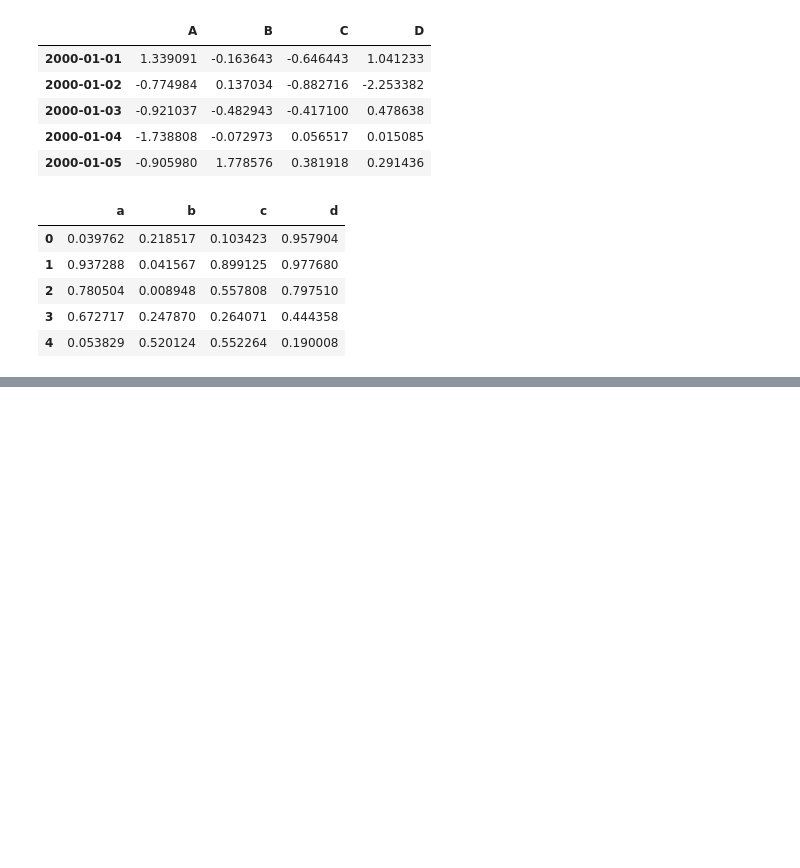
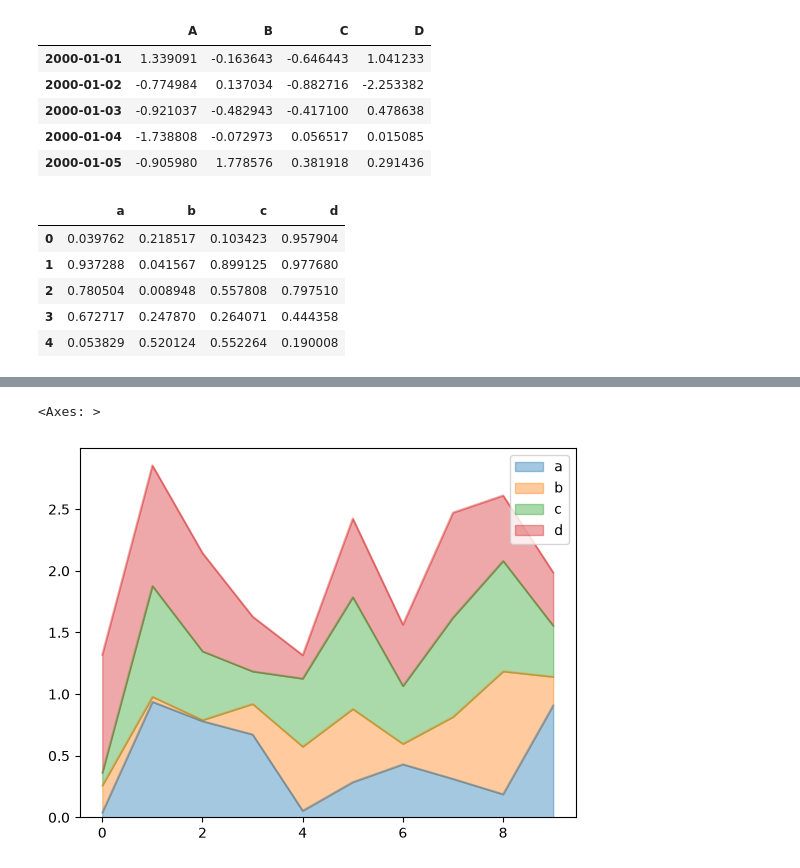
Before and after one commit to CyberWol-12/Machine_Learning_with_Python, a Jupyter notebook: machile_learning_basic to advance/Refactored_Py_DS_ML_Bootcamp-master/07-Pandas-Built-in-Data-Viz/04-build-in.ipynb, the cells around one changed output, grey strips where cells are left out. Saved outputs shown, nothing was run; the diff lists cells and outputs as text; code cells hidden in the pictures; blank space fills up the shorter version.

```diff
--- a/machile_learning_basic to advance/Refactored_Py_DS_ML_Bootcamp-master/07-Pandas-Built-in-Data-Viz/04-build-in.ipynb
+++ b/machile_learning_basic to advance/Refactored_Py_DS_ML_Bootcamp-master/07-Pandas-Built-in-Data-Viz/04-build-in.ipynb
@@ -27,0 +48,5 @@ df2.head()
+# %%
+df2.plot.area(alpha = 0.4)
+# %% [output]
+<Axes: >
+[figure, added]
```
Also changed, not shown: parts of 12 cells of this notebook.
